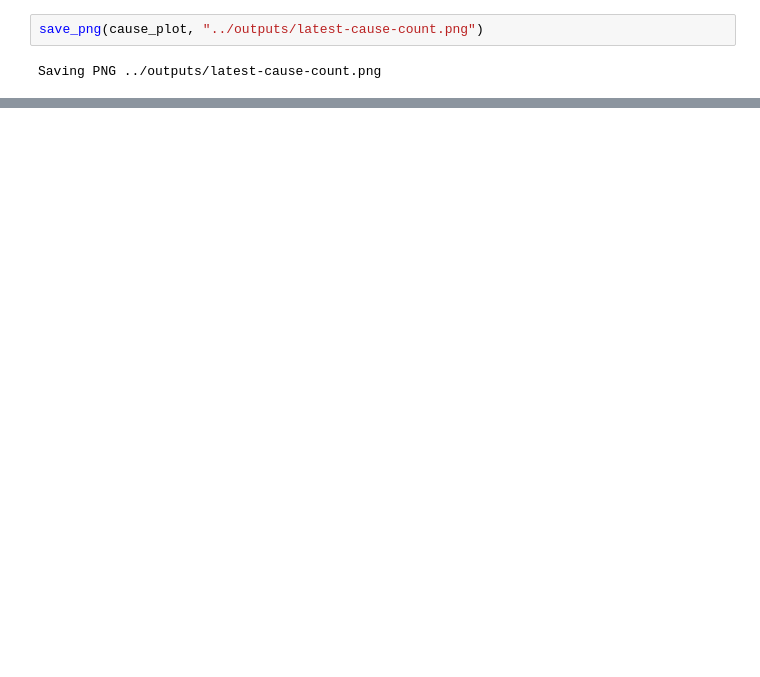
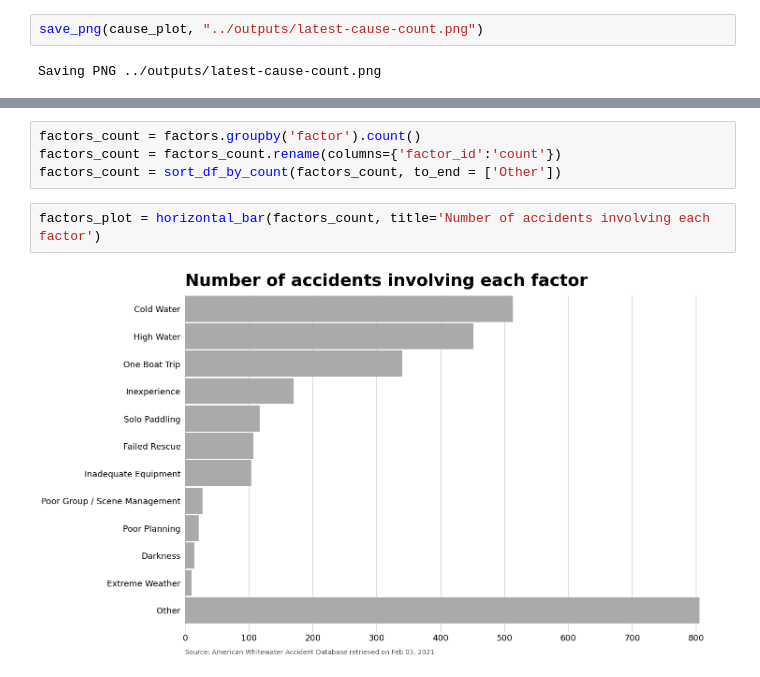
Before and after one commit to wckoeppen/whitewater-accidents, a Jupyter notebook: notebooks/whitewater-accident-plots.ipynb, the cells around one changed output, grey strips where cells are left out. Cells and saved outputs as stored; diff of their text form; blank space fills up the shorter version.

```diff
--- a/notebooks/whitewater-accident-plots.ipynb
+++ b/notebooks/whitewater-accident-plots.ipynb
@@ -121,0 +129,8 @@ Saving PNG ../outputs/latest-cause-count.png
+# %%
+factors_count = factors.groupby('factor').count()
+factors_count = factors_count.rename(columns={'factor_id':'count'})
+factors_count = sort_df_by_count(factors_count, to_end = ['Other'])
+# %%
+factors_plot = horizontal_bar(factors_count, title='Number of accidents involving each factor')
+# %% [output]
+[figure, added]
```
Also changed, not shown: parts of 20 cells of this notebook, 4 other files.
